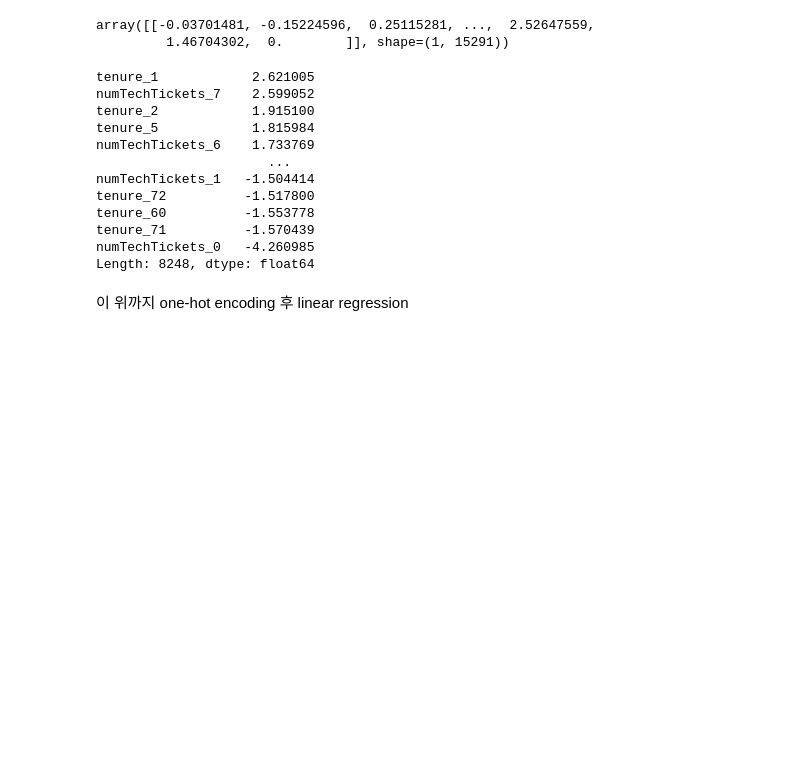
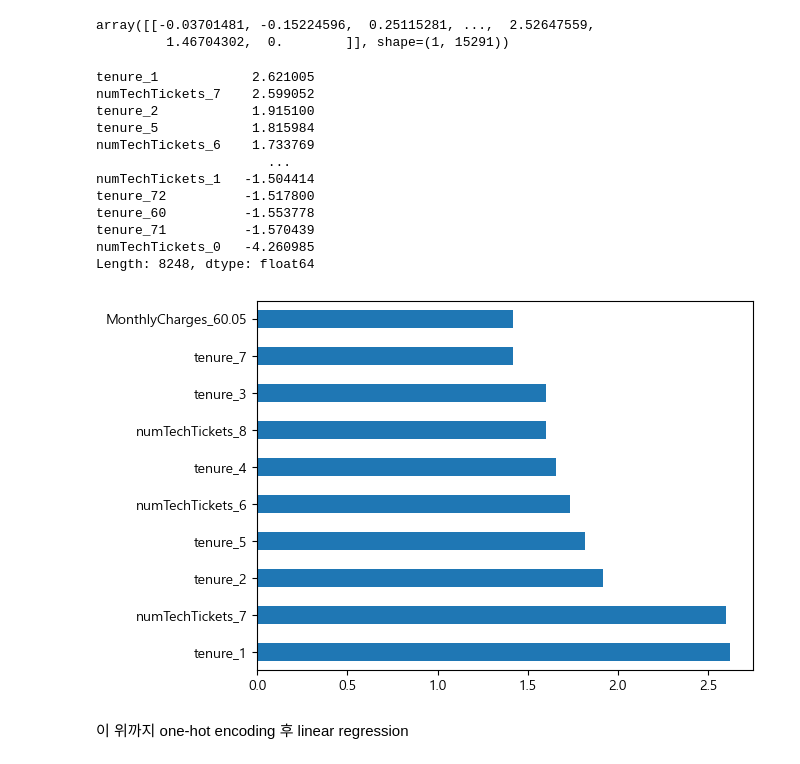
Before and after one commit to SKNETWORKS-FAMILY-AICAMP/SKN21-2nd-4Team, a Jupyter notebook: notebooks/ryong2.ipynb, the cells around one changed output. Cells and saved outputs as stored; diff of their text form; code cells hidden in the pictures; blank space fills up the shorter version.

```diff
--- a/notebooks/ryong2.ipynb
+++ b/notebooks/ryong2.ipynb
@@ -165,27 +165,30 @@ array([[-0.03701481, -0.15224596,  0.25115281, ...,  2.52647559,
 # %%
 # 회귀 계수 확인
 # coefficients = pipeline['model'].coef_[0] # 이진 분류의 경우, 첫 번째 클래스의 계수만 사용
 coefficients = gs.best_estimator_['model'].coef_[0] # 이진 분류의 경우, 첫 번째 클래스의 계수만 사용
 
 # 피처 이름과 계수 매핑
 feature_names = column_names # 학습 시 사용한 피처 이름
 coef_series = pd.Series(coefficients, index=feature_names)
 
 # 결과 출력 (계수 값 기준 정렬 등)
 print(coef_series.sort_values(ascending=False))
+
+coef_series.sort_values(ascending=False)[:10].plot(kind="barh");
 # %% [output]
 tenure_1            2.621005
 numTechTickets_7    2.599052
 tenure_2            1.915100
 tenure_5            1.815984
 numTechTickets_6    1.733769
                       ...
 numTechTickets_1   -1.504414
 tenure_72          -1.517800
 tenure_60          -1.553778
 tenure_71          -1.570439
 numTechTickets_0   -4.260985
 Length: 8248, dtype: float64
+[figure, added]
 # %% [markdown]
 이 위까지 one-hot encoding 후 linear regression
 # %% [markdown]
```
Also changed, not shown: parts of 12 cells of this notebook.
